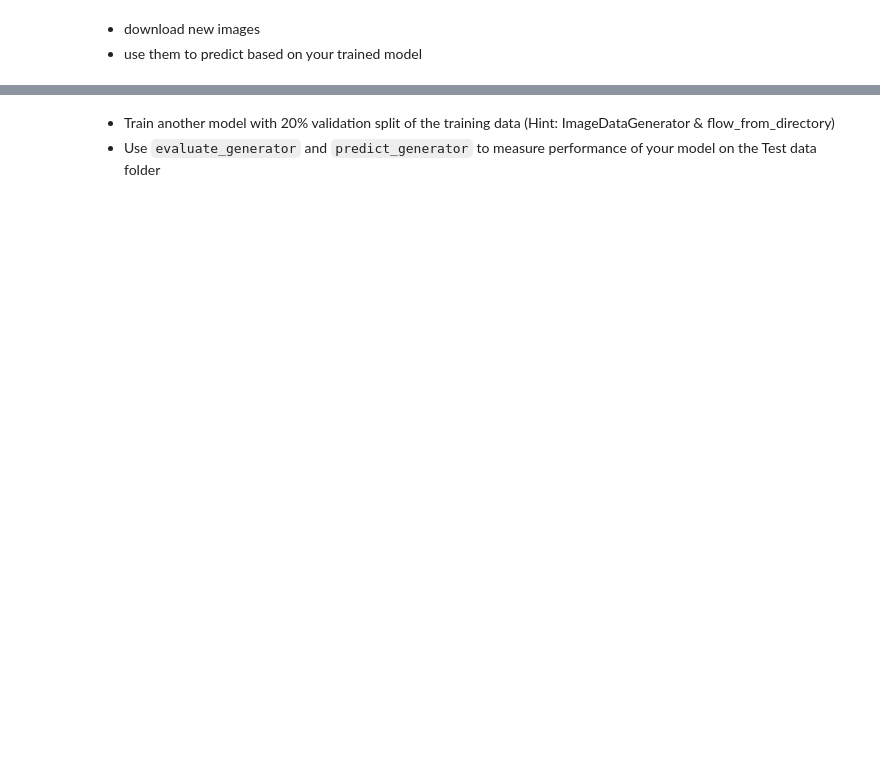
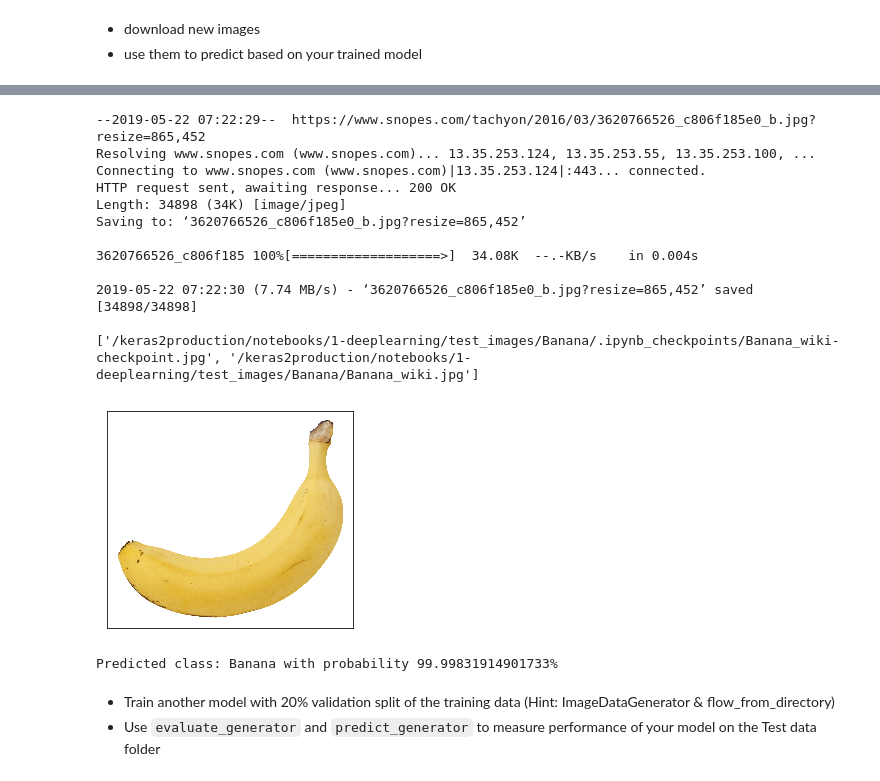
Before and after one commit to jonaswgnr/from-keras-to-production-workshop, a Jupyter notebook: notebooks/1-deeplearning/04-fruits-cnn_tasks.ipynb, the cells around one changed output, grey strips where cells are left out. Cells and saved outputs as stored; diff of their text form; code cells hidden in the pictures; blank space fills up the shorter version.

```diff
--- a/notebooks/1-deeplearning/04-fruits-cnn_tasks.ipynb
+++ b/notebooks/1-deeplearning/04-fruits-cnn_tasks.ipynb
@@ -107,11 +107,11 @@ model.add(Conv2D(64, (3, 3), padding = "valid", input_shape = (img_width, img_he
 model.add(BatchNormalization())
 model.add(Activation('relu'))
 
-model.add(Conv2D(32, (3, 3)), padding = "same")
+model.add(Conv2D(32, (3, 3), padding = "same"))
 model.add(BatchNormalization())
 model.add(LeakyReLU(alpha = 0.5))
 
-model.add(Conv2D(16, (3, 3)), padding = "same")
+model.add(Conv2D(16, (3, 3), padding = "same"))
 model.add(BatchNormalization())
 model.add(LeakyReLU(alpha = 0.5))
 
@@ -133,3 +148,16 @@ TypeError: add() got an unexpected keyword argument 'padding'
 # %% [markdown]
 - download new images
 - use them to predict based on your trained model
+# %%
+model.compile(loss = 'categorical_crossentropy',
+              optimizer = RMSprop(lr = 0.0001, decay = 1e-6),
+              metrics = ['accuracy'])
+# %%
+history = model.fit_generator(
+    train_image_array_gen,
+    steps_per_epoch = int(train_samples / batch_size),
+    epochs = epochs,
+    validation_data = valid_image_array_gen,
+    validation_steps = int(valid_samples / batch_size),
+    verbose = 1
+)
@@ -136,3 +171,55 @@ TypeError: add() got an unexpected keyword argument 'padding'
+# %%
+!wget https://www.snopes.com/tachyon/2016/03/3620766526_c806f185e0_b.jpg?resize=865,452
+test_image_files_path = "/keras2production/notebooks/1-deeplearning/test_images/"
+test_images = !find $test_image_files_path -type f -name "*.jpg"
+print(test_images)
+classes = train_image_array_gen.class_indices
+classes
+
+def classify_image_model(image, classes=classes):
+    img = cv2.imread(image)
+    b,g,r = cv2.split(img)       # get b,g,r
+    img = cv2.merge([r,g,b])     # switch it to rgb
+    plt.imshow(img)
+    plt.xticks([]), plt.yticks([])
+    plt.show()
+
+    image = image_utils.load_img(image, target_size=(img_width, img_height))
+    image = image_utils.img_to_array(image)
+
+    image = np.expand_dims(image, axis=0)
+
+    # scale pixels between -1 and 1, sample-wise
+    image /= 255.
+
+    prediction = model.predict(image)
+
+    pred = prediction.argmax()
+
+    for k, v in classes.items():
+        if (v == pred):
+            pred_label = k
+
+    proba = prediction.max()
+
+    print("Predicted class: " + pred_label + " with probability " + str(proba*100) + "%")
+
+classify_image_model(test_images[0])
+# %% [output]
+--2019-05-22 07:22:29--  https://www.snopes.com/tachyon/2016/03/3620766526_c806f185e0_b.jpg?resize=865,452
+Resolving www.snopes.com (www.snopes.com)... 13.35.253.124, 13.35.253.55, 13.35.253.100, ...
+Connecting to www.snopes.com (www.snopes.com)|13.35.253.124|:443... connected.
+HTTP request sent, awaiting response... 200 OK
+Length: 34898 (34K) [image/jpeg]
+Saving to: ‘3620766526_c806f185e0_b.jpg?resize=865,452’
+
+3620766526_c806f185 100%[===================>]  34.08K  --.-KB/s    in 0.004s
+
+2019-05-22 07:22:30 (7.74 MB/s) - ‘3620766526_c806f185e0_b.jpg?resize=865,452’ saved [34898/34898]
+
+['/keras2production/notebooks/1-deeplearning/test_images/Banana/.ipynb_checkpoints/Banana_wiki-checkpoint.jpg', '/keras2production/notebooks/1-deeplearning/test_images/Banana/Banana_wiki.jpg']
+[figure, added]
+Predicted class: Banana with probability 99.99831914901733%
 # %% [markdown]
 - Train another model with 20% validation split of the training data (Hint: ImageDataGenerator & flow_from_directory)
 - Use `evaluate_generator` and `predict_generator` to measure performance of your model on the Test data folder
```
Also changed, not shown: parts of 2 cells of this notebook, 8 other files.
